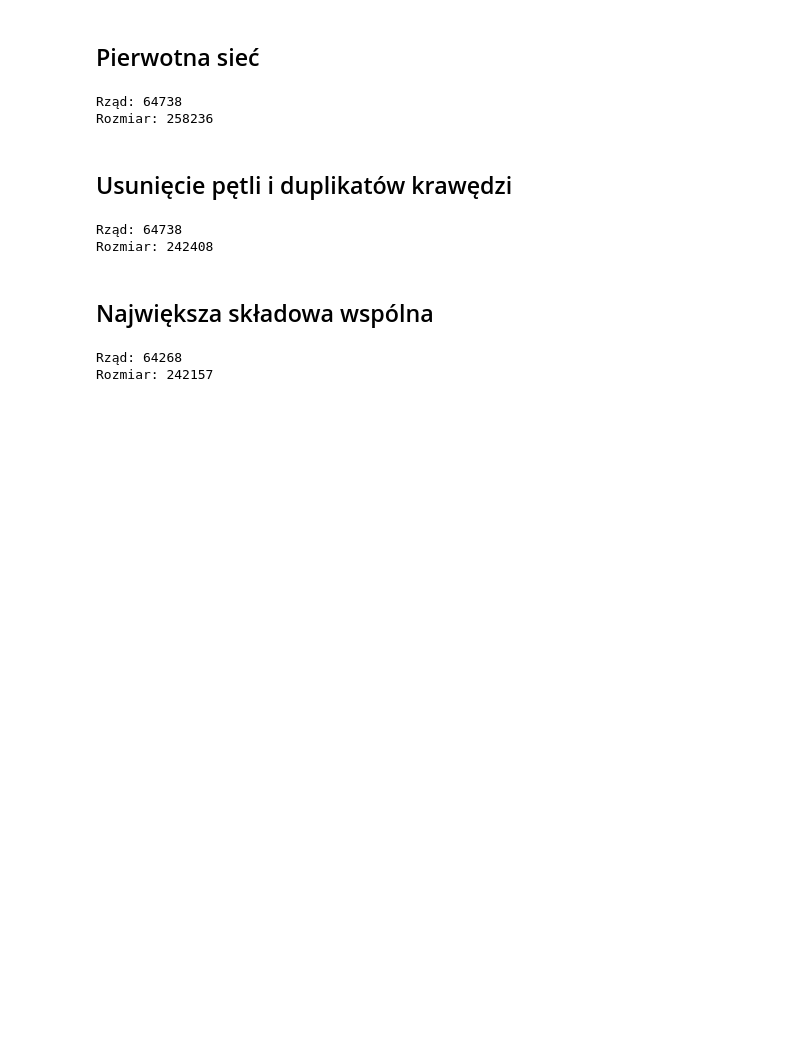
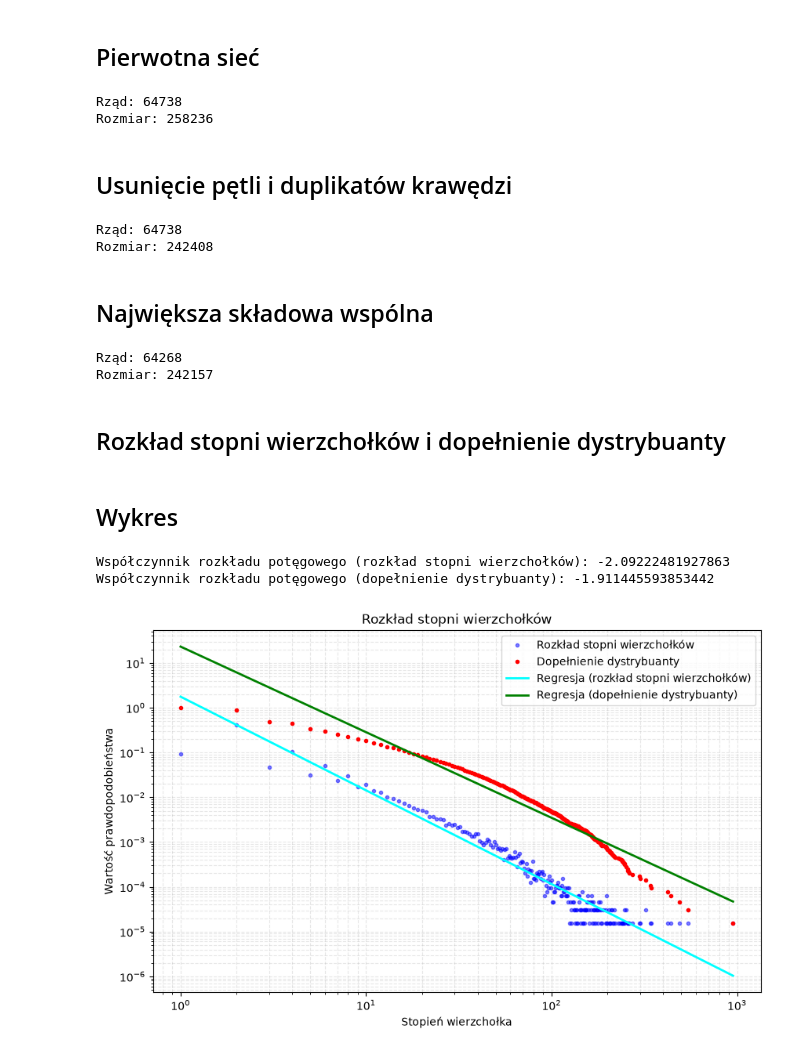
Before and after one commit to Pecet13/TASS-projekt-1, a Jupyter notebook: czesc_B/B.ipynb, the cells around one changed output. Drawn from its saved outputs; the diff is of its cells as text; code cells hidden in the pictures; blank space fills up the shorter version.

```diff
--- a/czesc_B/B.ipynb
+++ b/czesc_B/B.ipynb
@@ -52,3 +53,59 @@ print(f'Rozmiar: {nx.number_of_edges(GCC)}')
 # %% [output]
 Rząd: 64268
 Rozmiar: 242157
+# %% [markdown]
+## Rozkład stopni wierzchołków i dopełnienie dystrybuanty
+# %%
+# lista stopni wierzchołków
+degrees = [d for n, d in GCC.degree()]
+
+# prawdopodobieństwo wystąpienia danego stopnia
+degree_counts = np.bincount(degrees)
+pdf = degree_counts / len(degrees)
+k_values = np.arange(len(degree_counts))
+
+# dopełnienie dystrybuanty
+ccdf = np.array([np.sum(pdf[i:]) for i in range(len(pdf))])
+# %% [markdown]
+## Wykres
+# %%
+# odrzucenie zerowych prawdopodobieństw
+valid = pdf > 0
+k_valid = k_values[valid]
+pdf_valid = pdf[valid]
+ccdf_valid = ccdf[valid]
+
+# logarytm
+log_k = np.log10(k_valid)
+log_pdf = np.log10(pdf_valid)
+log_ccdf = np.log10(ccdf_valid)
+
+# regresja liniowa
+slope_pdf, intercept_pdf, _, _, _ = linregress(log_k, log_pdf)
+slope_ccdf, intercept_ccdf, _, _, _ = linregress(log_k, log_ccdf)
+print(f'Współczynnik rozkładu potęgowego (rozkład stopni wierzchołków): {slope_pdf}')
+print(f'Współczynnik rozkładu potęgowego (dopełnienie dystrybuanty): {slope_ccdf}')
+trend_pdf = 10 ** (slope_pdf * log_k + intercept_pdf)
+trend_ccdf = 10 ** (slope_ccdf * log_k + intercept_ccdf)
+
+# rysowanie wykresu
+plt.figure(figsize=(10, 6))
+plt.plot(k_valid, pdf_valid, marker='.', linestyle='none', color='blue', alpha=0.5, label='Rozkład stopni wierzchołków')
+plt.plot(k_valid, ccdf_valid, marker='.', linestyle='none', color='red', label='Dopełnienie dystrybuanty')
+plt.plot(k_valid, trend_pdf, color='cyan', linestyle='-', linewidth=2, label=f'Regresja (rozkład stopni wierzchołków)')
+plt.plot(k_valid, trend_ccdf, color='green', linestyle='-', linewidth=2, label=f'Regresja (dopełnienie dystrybuanty)')
+
+plt.xscale('log')
+plt.yscale('log')
+plt.title('Rozkład stopni wierzchołków')
+plt.xlabel('Stopień wierzchołka')
+plt.ylabel('Wartość prawdopodobieństwa')
+plt.legend()
+plt.grid(True, which="both", ls="--", alpha=0.3)
+
+plt.savefig('zad_6.png', bbox_inches='tight')
+plt.show()
+# %% [output]
+Współczynnik rozkładu potęgowego (rozkład stopni wierzchołków): -2.09222481927863
+Współczynnik rozkładu potęgowego (dopełnienie dystrybuanty): -1.911445593853442
+[figure, added]
```
Also changed, not shown: parts of 1 cell of this notebook, 2 other files.
